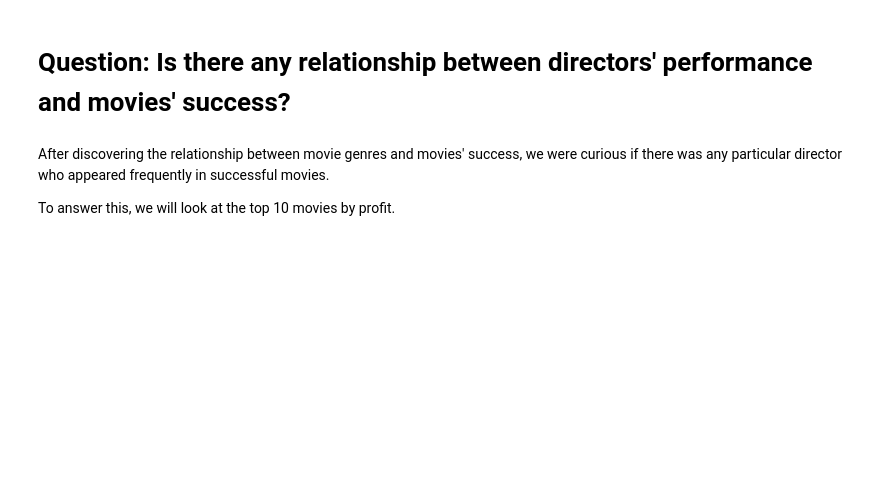
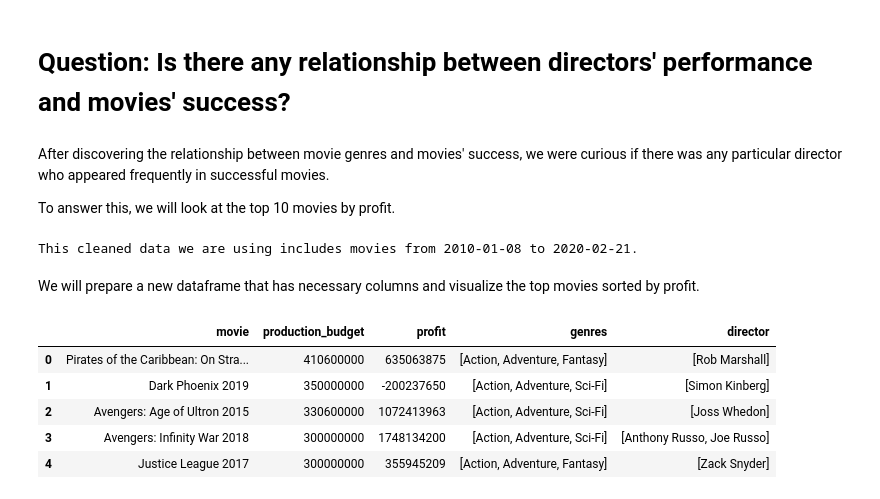
Before and after one commit to sbaltodano/dsc-phase-1-project, a Jupyter notebook: Sejin-EDA.ipynb, the cells around one changed output. Drawn from its saved outputs; the diff is of its cells as text; code cells hidden in the pictures; blank space fills up the shorter version.

```diff
--- a/Sejin-EDA.ipynb
+++ b/Sejin-EDA.ipynb
@@ -33,7 +63,19 @@ After discovering the relationship between movie genres and movies' success, we
 
 To answer this, we will look at the top 10 movies by profit.
 # %%
-print(f'This cleaned data includes movies from {df.release_date.min()} to {df.release_date.max()}.')
+print(f'This cleaned data we are using includes movies from {df.release_date.min()} to {df.release_date.max()}.')
+# %% [output]
+This cleaned data we are using includes movies from 2010-01-08 to 2020-02-21.
+# %% [markdown]
+We will prepare a new dataframe that has necessary columns and visualize the top movies sorted by profit.
 # %%
 # Dropping unnessary columns for the 3rd question
 df.drop(['release_date', 'worldwide_gross', 'foreign_gross', 'domestic_gross'], axis=1, inplace=True)
+df.head()
+# %% [output]
+|  | movie | production_budget | profit | genres | director |
+| 0 | Pirates of the Caribbean: On Stra... | 410600000 | 635063875 | [Action, Adventure, Fantasy] | [Rob Marshall] |
+| 1 | Dark Phoenix 2019 | 350000000 | -200237650 | [Action, Adventure, Sci-Fi] | [Simon Kinberg] |
+| 2 | Avengers: Age of Ultron 2015 | 330600000 | 1072413963 | [Action, Adventure, Sci-Fi] | [Joss Whedon] |
+| 3 | Avengers: Infinity War 2018 | 300000000 | 1748134200 | [Action, Adventure, Sci-Fi] | [Anthony Russo, Joe Russo] |
+| 4 | Justice League 2017 | 300000000 | 355945209 | [Action, Adventure, Fantasy] | [Zack Snyder] |
```
Also changed, not shown: parts of 13 cells of this notebook.
